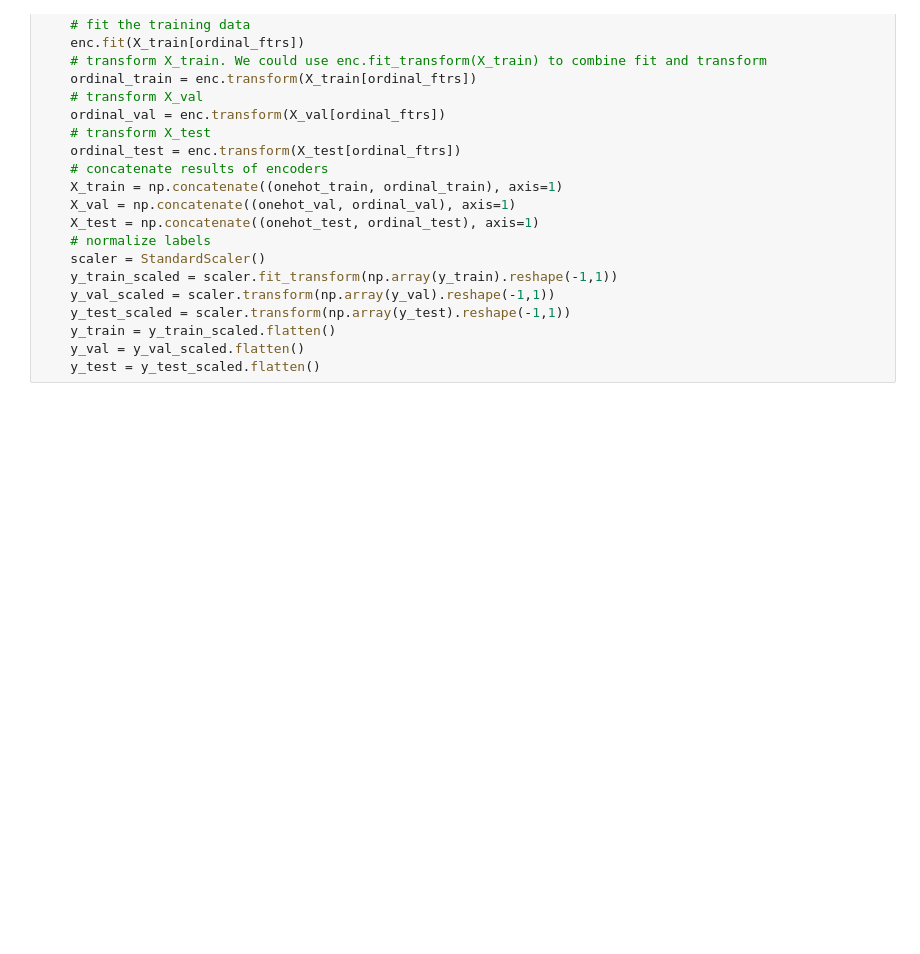
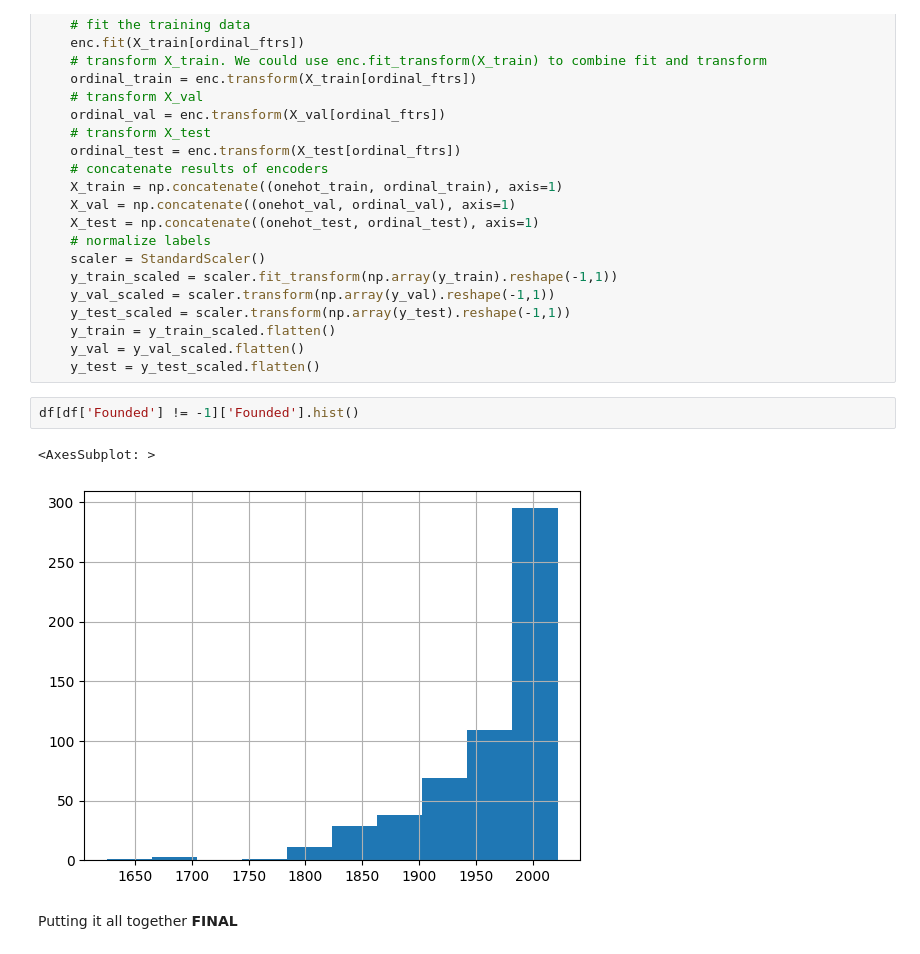
Before and after one commit to felicityhade/data_salaries, a Jupyter notebook: Midterm_Project.ipynb, the cells around one changed output. Cells and saved outputs as stored; diff of their text form; blank space fills up the shorter version.

```diff
--- a/Midterm_Project.ipynb
+++ b/Midterm_Project.ipynb
@@ -746,3 +759,10 @@ for train_idx, other_idx in gss.split(X, y, groups):
     y_train = y_train_scaled.flatten()
     y_val = y_val_scaled.flatten()
     y_test = y_test_scaled.flatten()
+# %%
+df[df['Founded'] != -1]['Founded'].hist()
+# %% [output]
+<AxesSubplot: >
+[figure, added]
+# %% [markdown]
+Putting it all together **FINAL**
```
Also changed, not shown: parts of 6 cells of this notebook.
